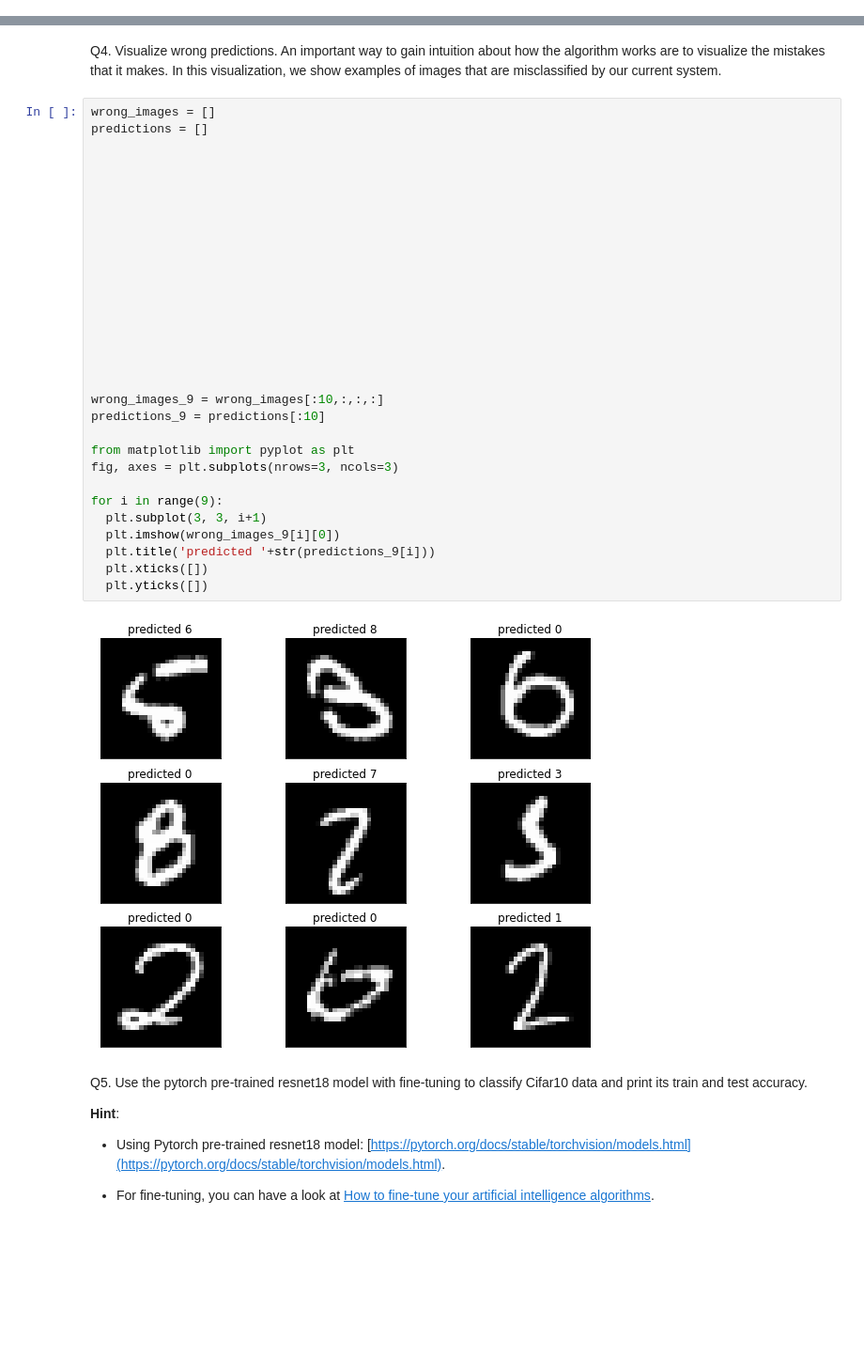
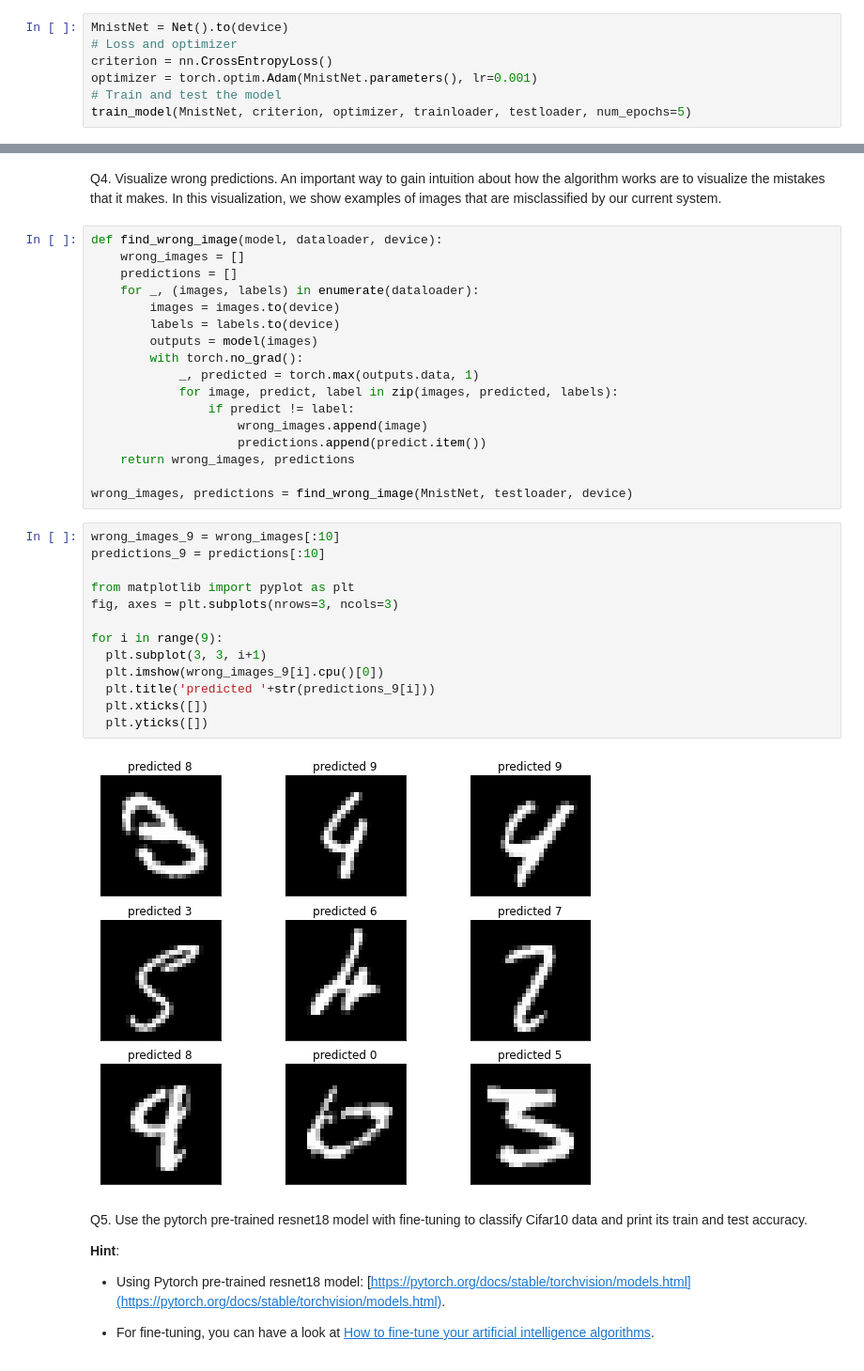
Before and after one commit to VincentGaoHJ/Course-CS5242, a Jupyter notebook: practice_5_convolutionalNeuralNetworks.ipynb, the cells around one changed output, grey strips where cells are left out. Shown: that part at 94% size. Cells and saved outputs as stored; diff of their text form; blank space fills up the shorter version.

```diff
--- a/practice_5_convolutionalNeuralNetworks.ipynb
+++ b/practice_5_convolutionalNeuralNetworks.ipynb
@@ -296,0 +280,7 @@ Epoch: 5, Training loss: 0.04, Train accuracy: 99.38, Test accuracy: 98.61
+# %%
+MnistNet = Net().to(device)
+# Loss and optimizer
+criterion = nn.CrossEntropyLoss()
+optimizer = torch.optim.Adam(MnistNet.parameters(), lr=0.001)
+# Train and test the model
+train_model(MnistNet, criterion, optimizer, trainloader, testloader, num_epochs=5)
@@ -297,37 +303,37 @@ Epoch: 5, Training loss: 0.04, Train accuracy: 99.38, Test accuracy: 98.61
 # %% [markdown]
 Q4. Visualize wrong predictions.  An important way to gain intuition about how the algorithm works are to visualize the mistakes that it makes. In this visualization, we show examples of images that are misclassified by our current system.
+# %%
+def find_wrong_image(model, dataloader, device):
+    wrong_images = []
+    predictions = []
+    for _, (images, labels) in enumerate(dataloader):
+        images = images.to(device)
+        labels = labels.to(device)
+        outputs = model(images)
+        with torch.no_grad():
+            _, predicted = torch.max(outputs.data, 1)
+            for image, predict, label in zip(images, predicted, labels):
+                if predict != label:
+                    wrong_images.append(image)
+                    predictions.append(predict.item())
+    return wrong_images, predictions
+
+wrong_images, predictions = find_wrong_image(MnistNet, testloader, device)
 # %%
-wrong_images = []
-predictions = []
-
-
-
-
-
-
-
-
-
-
-
-
-
-
-
-wrong_images_9 = wrong_images[:10,:,:,:]
+wrong_images_9 = wrong_images[:10]
 predictions_9 = predictions[:10]
 
 from matplotlib import pyplot as plt
 fig, axes = plt.subplots(nrows=3, ncols=3)
 
 for i in range(9):
   plt.subplot(3, 3, i+1)
-  plt.imshow(wrong_images_9[i][0])
+  plt.imshow(wrong_images_9[i].cpu()[0])
   plt.title('predicted '+str(predictions_9[i]))
   plt.xticks([])
   plt.yticks([])
 # %% [output]
-[figure, old version]
+[figure, new version]
 # %% [markdown]
 Q5. Use the pytorch pre-trained resnet18 model with fine-tuning to classify Cifar10 data and print its train and test accuracy.
 
```
Also changed, not shown: parts of 21 cells of this notebook.
